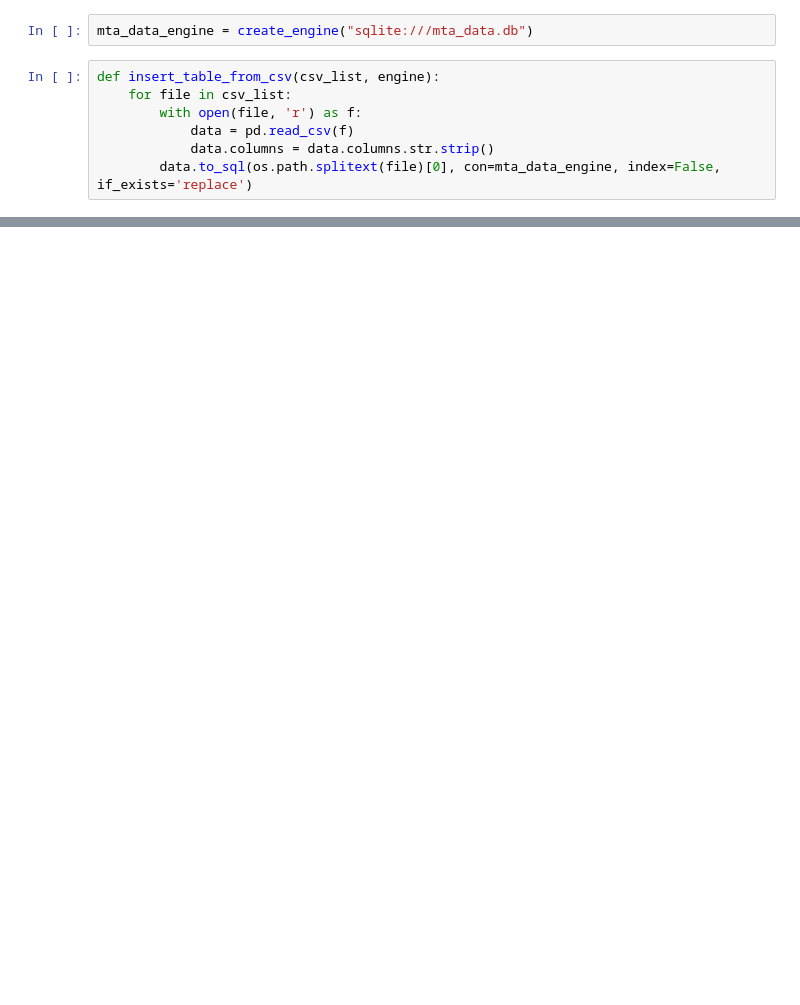
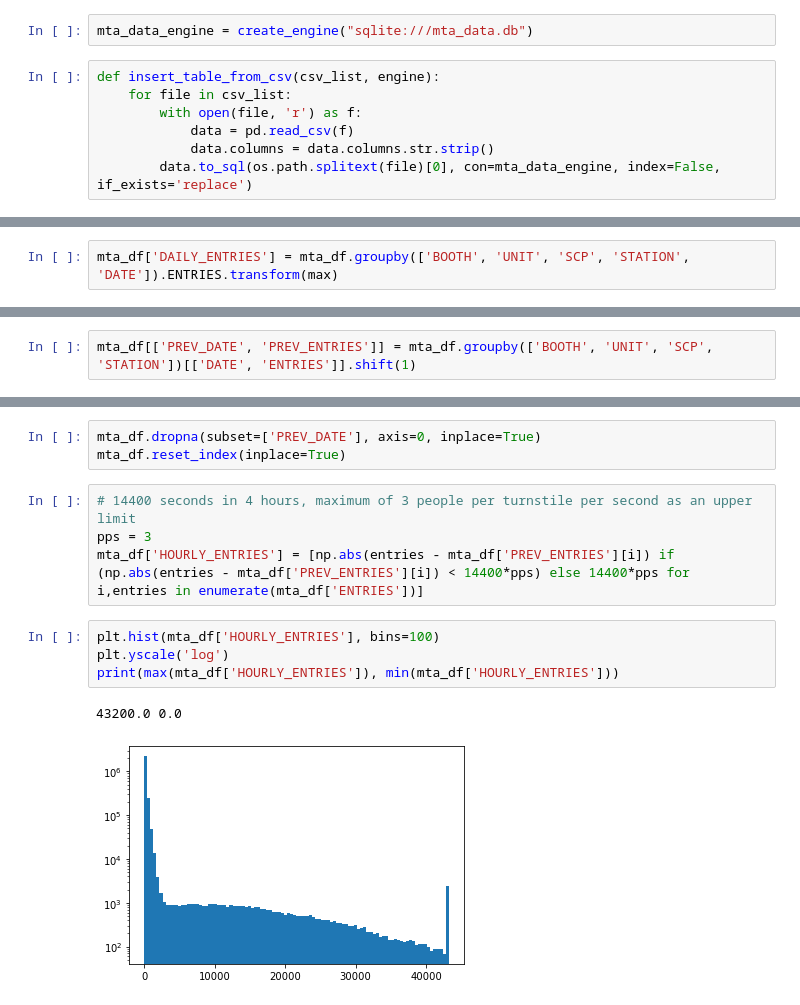
Before and after one commit to hmlewis-astro/mta_analysis, a Jupyter notebook: mta_heat.ipynb, the cells around one changed output, grey strips where cells are left out. Drawn from its saved outputs; the diff is of its cells as text; blank space fills up the shorter version.

```diff
--- a/mta_heat.ipynb
+++ b/mta_heat.ipynb
@@ -107,0 +116,2 @@ mta_df
+# %%
+mta_df['DAILY_ENTRIES'] = mta_df.groupby(['BOOTH', 'UNIT', 'SCP', 'STATION', 'DATE']).ENTRIES.transform(max)
@@ -107,0 +132,2 @@ mta_df
+# %%
+mta_df[['PREV_DATE', 'PREV_ENTRIES']] = mta_df.groupby(['BOOTH', 'UNIT', 'SCP', 'STATION'])[['DATE', 'ENTRIES']].shift(1)
@@ -107,0 +150,14 @@ mta_df
+# %%
+mta_df.dropna(subset=['PREV_DATE'], axis=0, inplace=True)
+mta_df.reset_index(inplace=True)
+# %%
+# 14400 seconds in 4 hours, maximum of 3 people per turnstile per second as an upper limit
+pps = 3
+mta_df['HOURLY_ENTRIES'] = [np.abs(entries - mta_df['PREV_ENTRIES'][i]) if (np.abs(entries - mta_df['PREV_ENTRIES'][i]) < 14400*pps) else 14400*pps for i,entries in enumerate(mta_df['ENTRIES'])]
+# %%
+plt.hist(mta_df['HOURLY_ENTRIES'], bins=100)
+plt.yscale('log')
+print(max(mta_df['HOURLY_ENTRIES']), min(mta_df['HOURLY_ENTRIES']))
+# %% [output]
+43200.0 0.0
+[figure, added]
```
Also changed, not shown: parts of 18 cells of this notebook, 7 other files.
